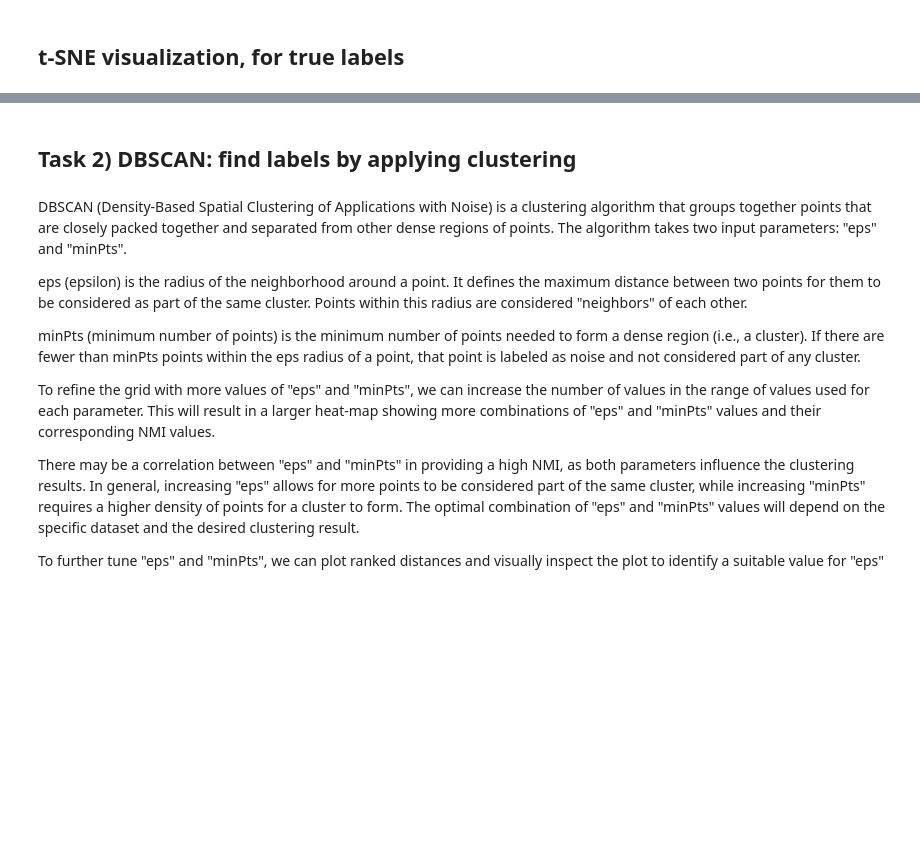
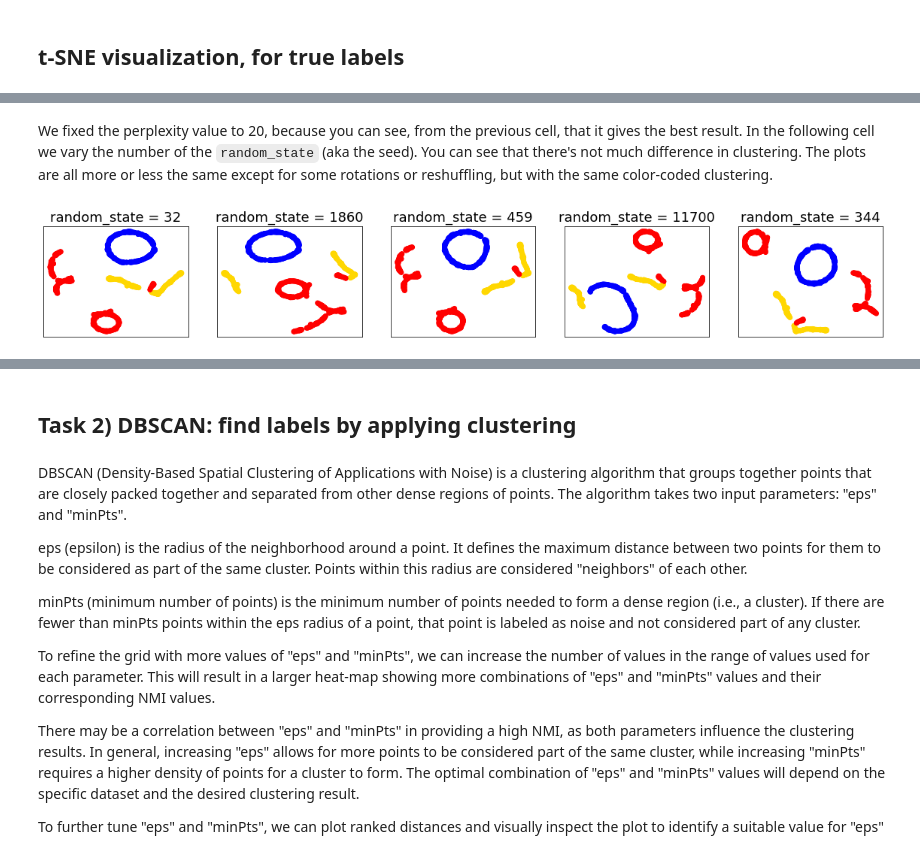
Before and after one commit to Berto70/comp_lab_b, a Jupyter notebook: Exercises/E3/group2307_exercise3.ipynb, the cells around one changed output, grey strips where cells are left out. Saved outputs shown, nothing was run; the diff lists cells and outputs as text; code cells hidden in the pictures; blank space fills up the shorter version.

```diff
--- a/Exercises/E3/group2307_exercise3.ipynb
+++ b/Exercises/E3/group2307_exercise3.ipynb
@@ -105,2 +100,30 @@ random_state=4
+# %% [markdown]
+We fixed the perplexity value to 20, because you can see, from the previous cell, that it gives the best result.
+In the following cell we vary the number of the `random_state` (aka the seed). You can see that there's not much difference in clustering. The plots are all more or less the same except for some rotations or reshuffling, but with the same color-coded clustering.
+# %%
+rnd_states = [32, 1860, 459, 11700, 344]
+Nr = len(rnd_states)
+
+(fig, subplots) = plt.subplots(1, Nr, figsize=(4 * Nr, 2.7))
+
+X_all = [None]
+for i, rnd in enumerate(rnd_states):
+    ax = subplots[i]
+
+    t0 = time()
+    tsne = manifold.TSNE(n_components=n_components, init='random',
+                         random_state=rnd, perplexity=20)
+    Y = tsne.fit_transform(data)
+    t1 = time()
+    ax.set_title(f"random_state = {rnd}")
+    ax.scatter(Y[:, 0], Y[:, 1], c=y, cmap=mycmap)
+    ax.tick_params(left=False, bottom=False)
+    ax.xaxis.set_major_formatter(NullFormatter())
+    ax.yaxis.set_major_formatter(NullFormatter())
+    X_all.append(Y)
+
+plt.show()
+# %% [output]
+[figure, added]
 # %%
 from sklearn.cluster import DBSCAN
```
Also changed, not shown: parts of 7 cells of this notebook, 1 other file.
